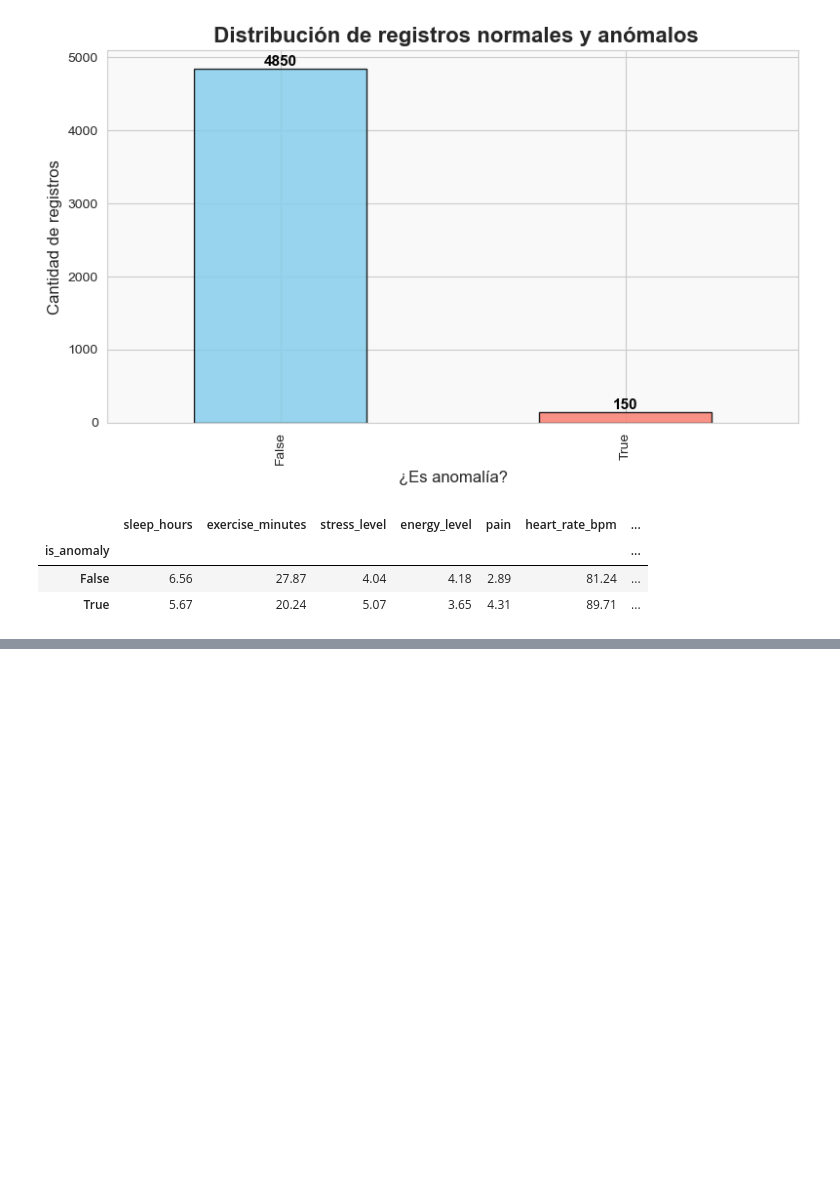
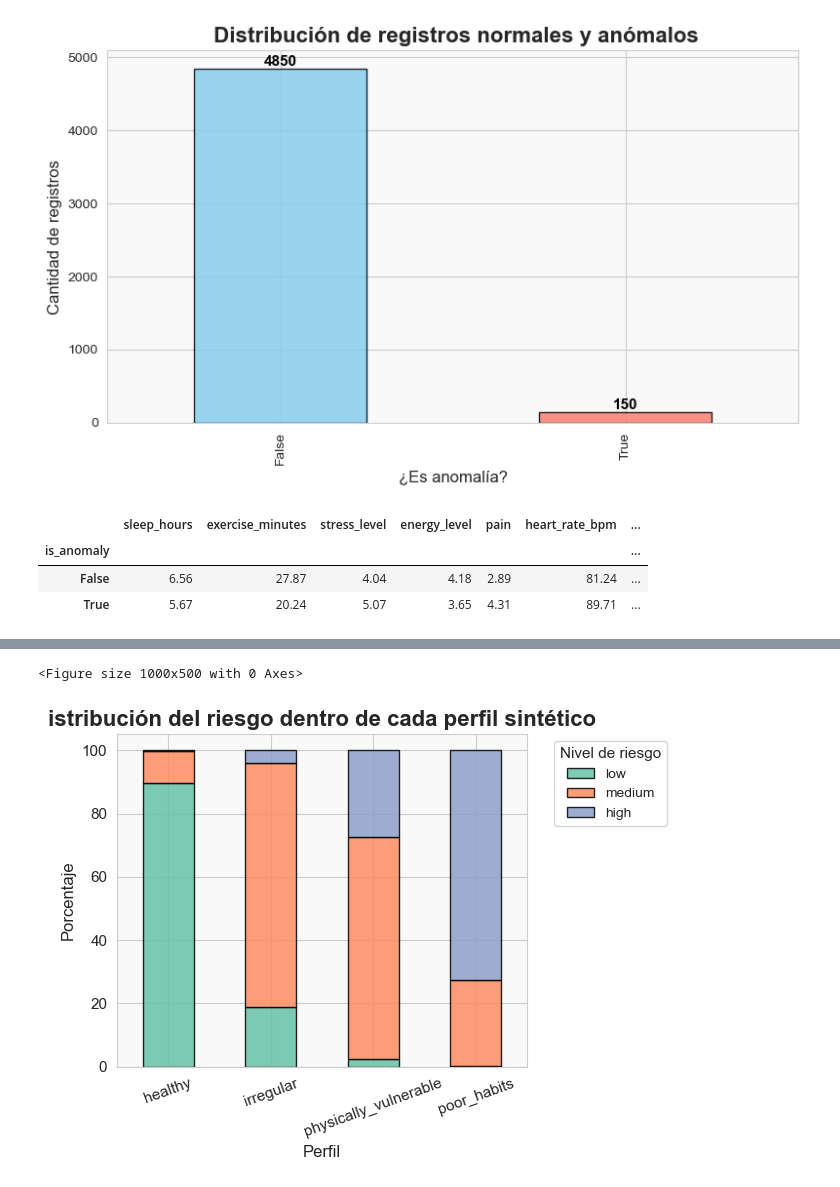
Before and after one commit to KouDionicio/9A-IDGS-ECBD-VitalMind-, a Jupyter notebook: ml-service/app/notebooks/01_exploratory_data_analysis.ipynb, the cells around one changed output, grey strips where cells are left out. Drawn from its saved outputs; the diff is of its cells as text; code cells hidden in the pictures; blank space fills up the shorter version.

```diff
--- a/ml-service/app/notebooks/01_exploratory_data_analysis.ipynb
+++ b/ml-service/app/notebooks/01_exploratory_data_analysis.ipynb
@@ -1695,0 +1853,16 @@ anomaly_comparison
+# %%
+profile_risk_distribution = (
+    pd.crosstab(
+        df["profile_type"],
+        df["risk_level"],
+        normalize="index",
+    )
+    .mul(100)
+    .reindex(
+        columns=["low", "medium", "high"],
+        fill_value=0,
+    )
+    .round(2)
+)
+
+profile_risk_distribution
@@ -1695,0 +1876,37 @@ anomaly_comparison
+# %%
+import matplotlib.pyplot as plt
+import seaborn as sns
+
+sns.set_style("whitegrid")
+sns.set_palette("muted")
+
+plt.figure(figsize=(10,5))
+
+ax = profile_risk_distribution.plot(
+    kind="bar",
+    stacked=True,
+    color=sns.color_palette("Set2", len(profile_risk_distribution.columns)),
+    edgecolor="black",
+    alpha=0.85
+)
+
+# Títulos y etiquetas llamativas
+ax.set_title("istribución del riesgo dentro de cada perfil sintético", fontsize=16, fontweight="bold")
+ax.set_xlabel("Perfil", fontsize=12)
+ax.set_ylabel("Porcentaje", fontsize=12)
+
+# Ajuste de ticks
+ax.tick_params(axis="x", rotation=20, labelsize=11)
+ax.tick_params(axis="y", labelsize=11)
+
+# Leyenda estilizada
+ax.legend(title="Nivel de riesgo", fontsize=10, title_fontsize=11, bbox_to_anchor=(1.05, 1), loc="upper left")
+
+# Fondo claro
+plt.gca().set_facecolor("#f9f9f9")
+
+plt.tight_layout()
+plt.show()
+# %% [output]
+<Figure size 1000x500 with 0 Axes>
+[figure, added]
```
Also changed, not shown: parts of 18 cells of this notebook.
